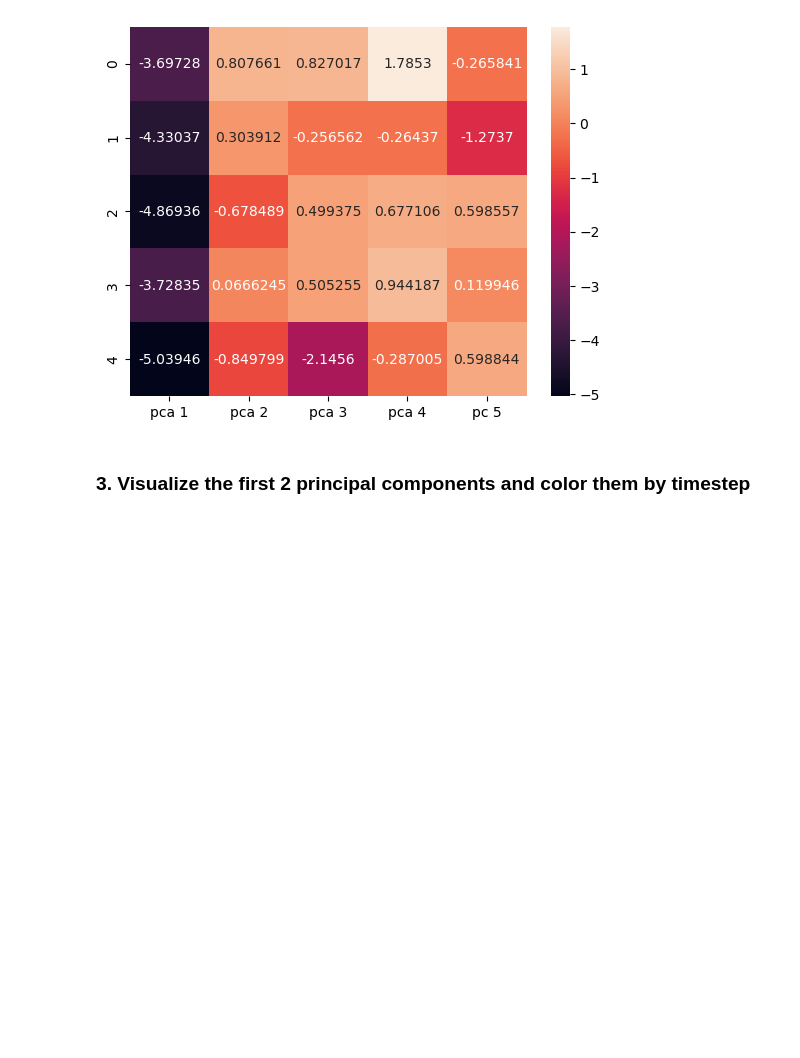
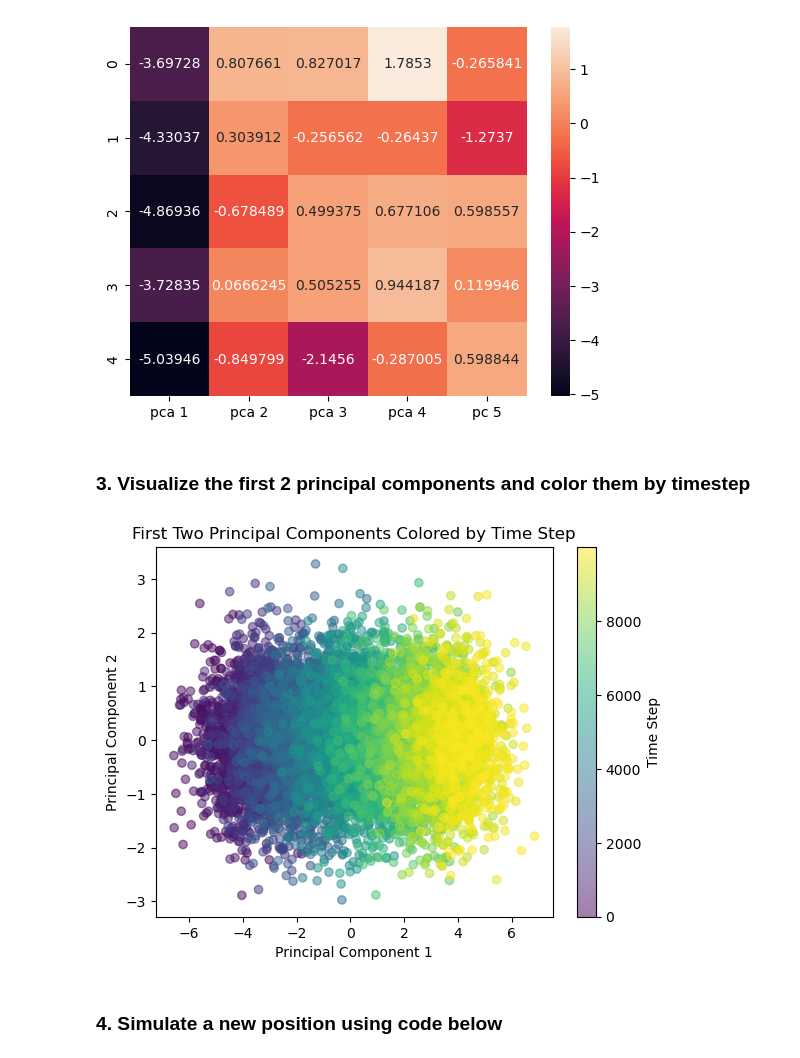
Before and after one commit to jeff0167/Data_And_Things, a Jupyter notebook: pdm_task.ipynb, the cells around one changed output. Cells and saved outputs as stored; diff of their text form; code cells hidden in the pictures; blank space fills up the shorter version.

```diff
--- a/pdm_task.ipynb
+++ b/pdm_task.ipynb
@@ -157,7 +160,21 @@ plt.show()
 # %%
 pca2 = PCA(n_components=2)
 
-principalComponents2 = pca2.fit_transform(scaled_data)
+principal_components2 = pca2.fit_transform(scaled_data)
 
-principalDf2 = pd.DataFrame(data = principalComponents2
+principalDf2 = pd.DataFrame(data = principal_components2
              , columns = ['pca 1', 'pca 2'])
+# %%
+pca_df = pd.DataFrame(principal_components2, columns=[f'PC{i+1}' for i in range(2)])
+principalDf2['TimeStep'] = np.arange(time_steps)  # Add time information
+
+scatter = plt.scatter(principalDf2['pca 1'], principalDf2['pca 2'], c=principalDf2['TimeStep'], cmap='viridis', alpha=0.5)
+plt.colorbar(scatter, label="Time Step")
+plt.xlabel("Principal Component 1")
+plt.ylabel("Principal Component 2")
+plt.title("First Two Principal Components Colored by Time Step")
+plt.show()
+# %% [output]
+[figure, added]
+# %% [markdown]
+### 4. Simulate a new position using code below
```
Also changed, not shown: parts of 6 cells of this notebook, 3 other files.
